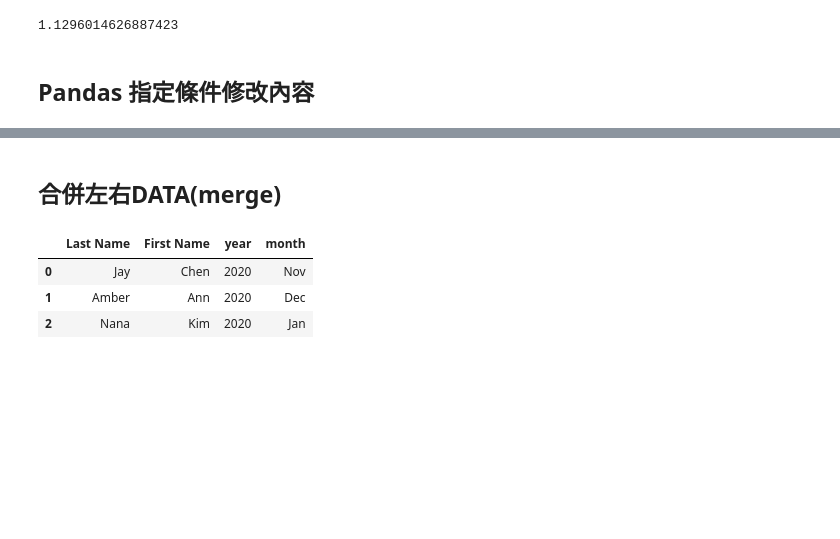
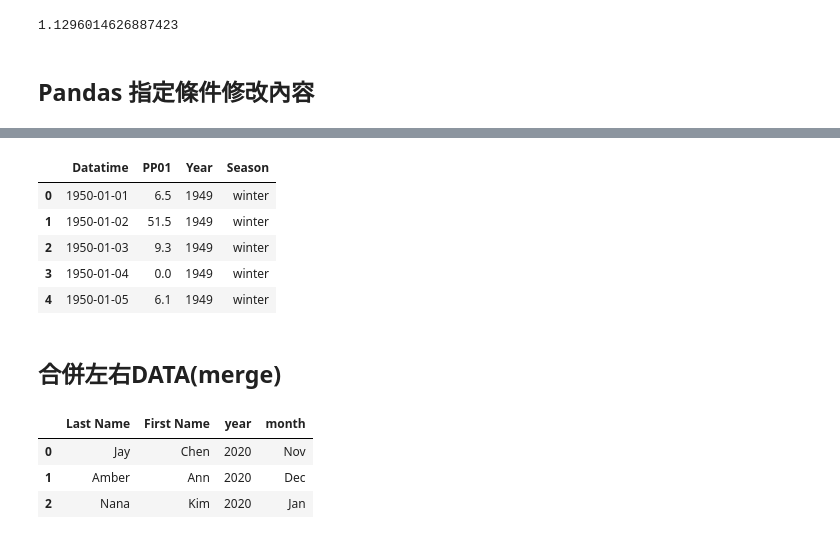
Before and after one commit to draguitar/Startup_Pandas, a Jupyter notebook: Startup_Pandas.ipynb, the cells around one changed output, grey strips where cells are left out. Drawn from its saved outputs; the diff is of its cells as text; code cells hidden in the pictures; blank space fills up the shorter version.

```diff
--- a/Startup_Pandas.ipynb
+++ b/Startup_Pandas.ipynb
@@ -146,3 +151,36 @@ print(data)
+# %%
+import pandas as pd
+data = [
+        ['1950/1/1 AM 12:00:00',6.5,1005.2,85,20.6,4.5,135.0],
+        ['1950/1/2 AM 12:00:00',51.5,1006.9,93,18.5,3.7,45.0],
+        ['1950/1/3 AM 12:00:00',9.3,1013.7,84,17.4,3.5,45.0],
+        ['1950/1/4 AM 12:00:00',-9998.0,1015.9,82,18.4,3.1,135.0],
+        ['1950/1/5 AM 12:00:00',6.1,1021.8,84,13.9,5.0,45.0]
+]
+df = pd.DataFrame(data, columns=['Datatime','PP01','PS01','RH01','TX01','WD01','WD02'])
+# 將PP01 < 0 轉成0
+col = ['Datatime','PP01']
+df = df[col]
+df.loc[df['PP01']<0, 'PP01'] = 0
+# 將字尾是 AM 12:00:00 remove
+df.replace(' AM 12:00:00', '', regex=True, inplace=True)
+
+df.replace(' AM 01:00:00', '', regex=True, inplace=True)
+df['Datatime'] = pd.to_datetime(df['Datatime'], format="%Y/%m/%d")
+df['Year'] = df['Datatime'].dt.year
+df['Season'] = ""
+df.loc[df['Datatime'].dt.month<2, 'Year']= df['Year']-1
+df.loc[(df['Datatime'].dt.month<2) | (df['Datatime'].dt.month>10), 'Season']= 'winter'
+df.loc[(df['Datatime'].dt.month>1) & (df['Datatime'].dt.month<5), 'Season']= 'spring'
+
+df
+# %% [output]
+|  | Datatime | PP01 | Year | Season |
+| 0 | 1950-01-01 | 6.5 | 1949 | winter |
+| 1 | 1950-01-02 | 51.5 | 1949 | winter |
+| 2 | 1950-01-03 | 9.3 | 1949 | winter |
+| 3 | 1950-01-04 | 0.0 | 1949 | winter |
+| 4 | 1950-01-05 | 6.1 | 1949 | winter |
 # %% [markdown]
 ## 合併左右DATA(merge)
 # %%
```
Also changed, not shown: parts of 1 cell of this notebook.
